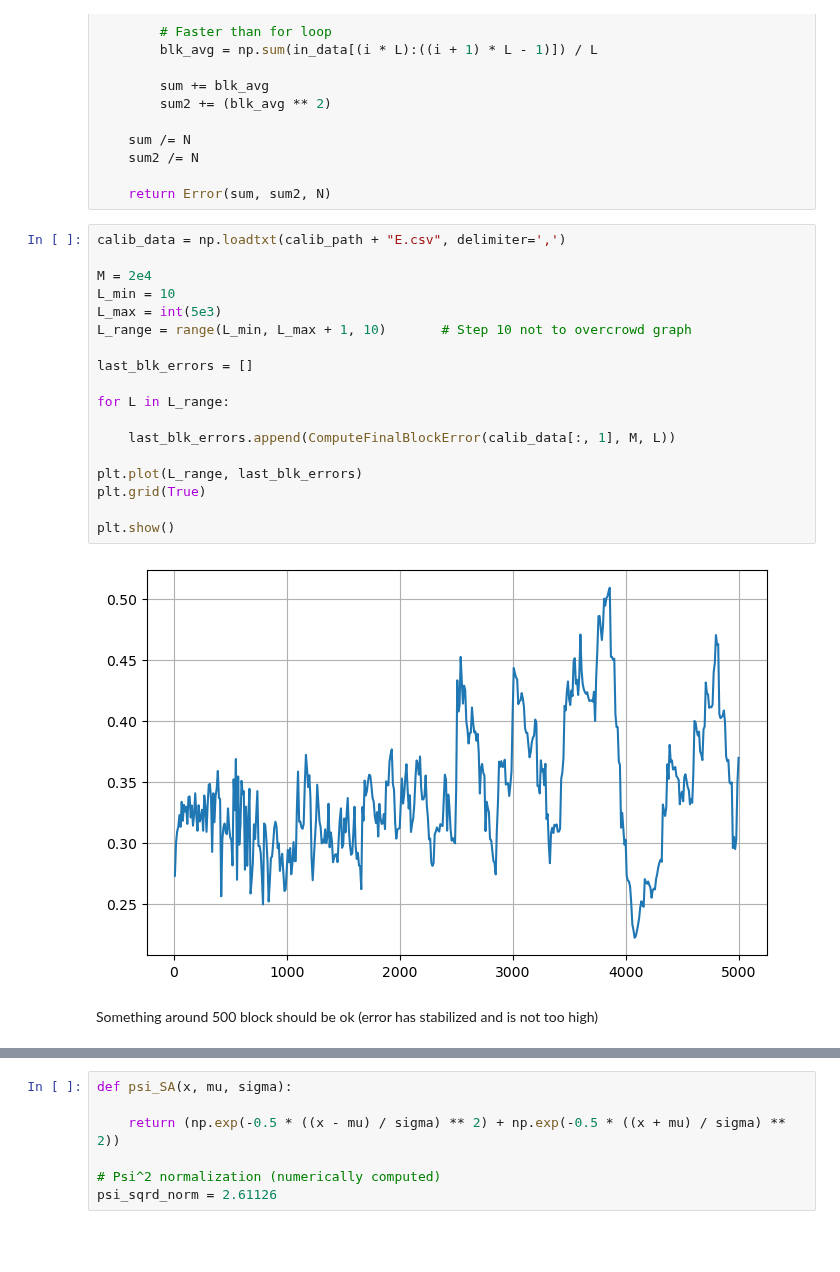
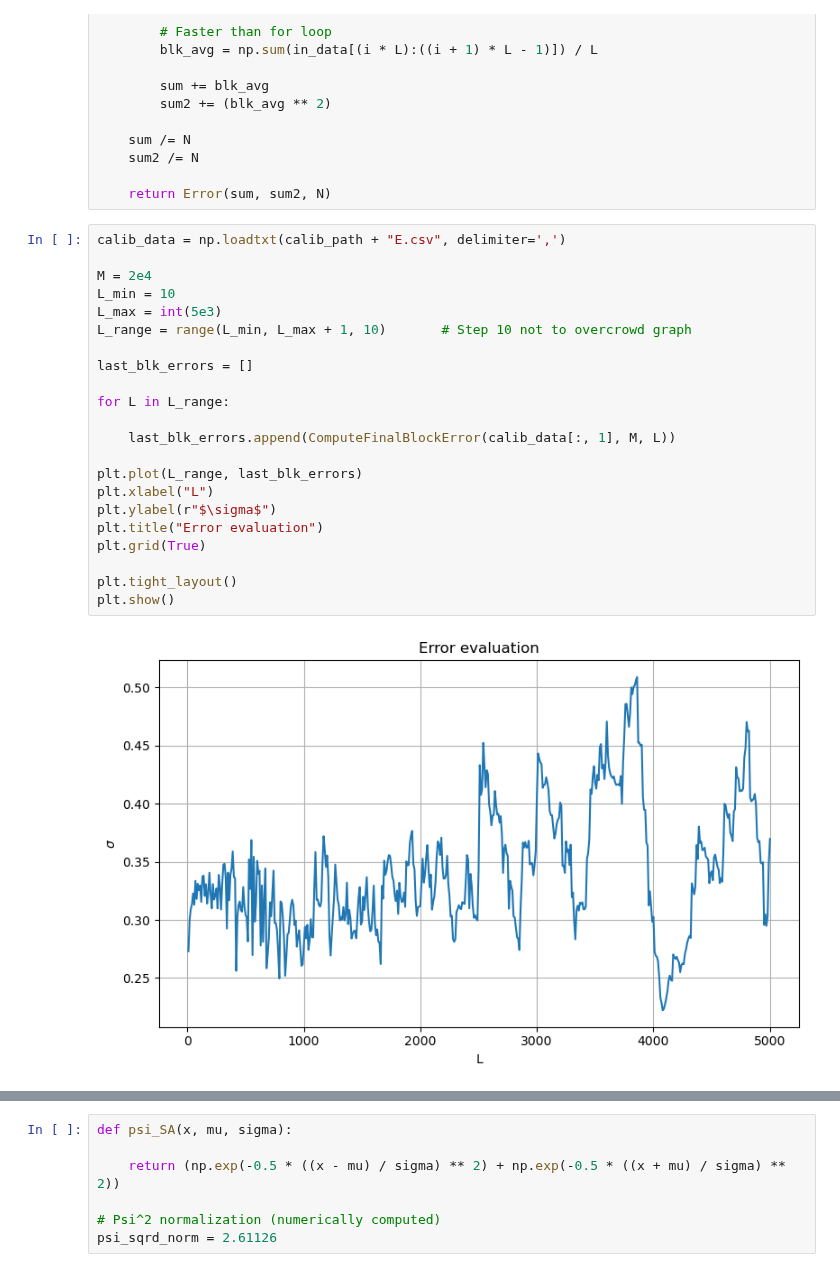
Before and after one commit to YggdrasilUrthr/NSL, a Jupyter notebook: Lab8/Lab8.ipynb, the cells around one changed output, grey strips where cells are left out. Cells and saved outputs as stored; diff of their text form; blank space fills up the shorter version.

```diff
--- a/Lab8/Lab8.ipynb
+++ b/Lab8/Lab8.ipynb
@@ -38,22 +56,24 @@ def ComputeFinalBlockError(in_data, M, L):
 # %%
 calib_data = np.loadtxt(calib_path + "E.csv", delimiter=',')
 
 M = 2e4
 L_min = 10
 L_max = int(5e3)
 L_range = range(L_min, L_max + 1, 10)       # Step 10 not to overcrowd graph
 
 last_blk_errors = []
 
 for L in L_range:
 
     last_blk_errors.append(ComputeFinalBlockError(calib_data[:, 1], M, L))
 
 plt.plot(L_range, last_blk_errors)
+plt.xlabel("L")
+plt.ylabel(r"$\sigma$")
+plt.title("Error evaluation")
 plt.grid(True)
 
+plt.tight_layout()
 plt.show()
 # %% [output]
-[figure, old version]
+[figure, new version]
-# %% [markdown]
-Something around 500 block should be ok (error has stabilized and is not too high)
```
Also changed, not shown: parts of 25 cells of this notebook, 2 other files.
